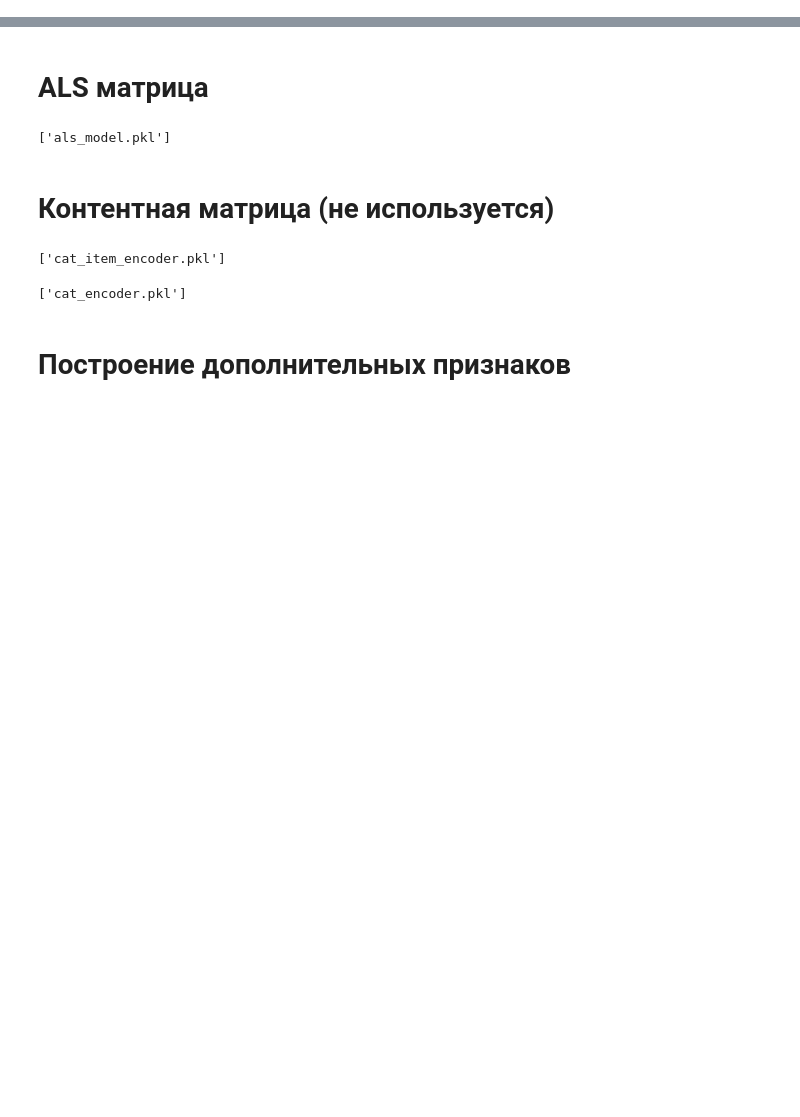
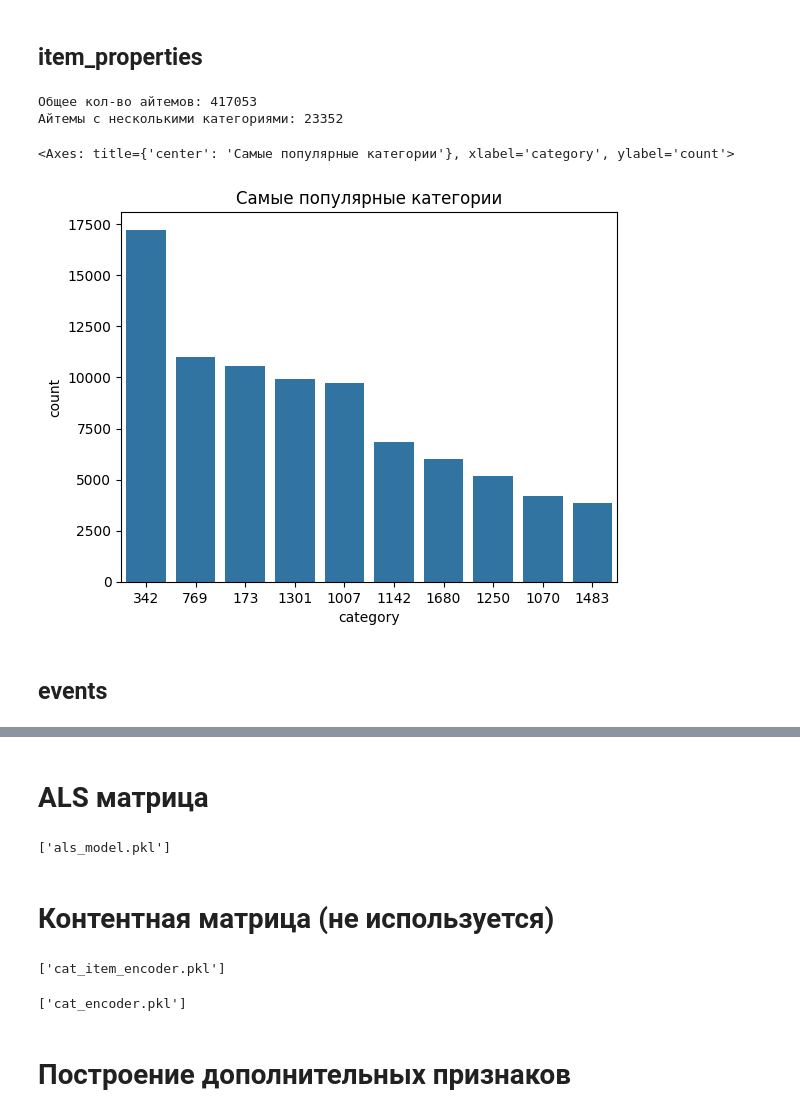
Before and after one commit to tim-gur/mle-final, a Jupyter notebook: model_exp.ipynb, the cells around one changed output, grey strips where cells are left out. Cells and saved outputs as stored; diff of their text form; code cells hidden in the pictures; blank space fills up the shorter version.

```diff
--- a/model_exp.ipynb
+++ b/model_exp.ipynb
@@ -0,0 +22,50 @@
+# %% [markdown]
+## item_properties
+# %%
+import pandas as pd
+pd.set_option('display.max_columns', None)
+pd.set_option('display.max_rows', None)
+
+# трансформация даты
+item_properties_part1 = pd.read_csv('item_properties_part1.csv')
+item_properties_part1['date'] = pd.to_datetime(item_properties_part1['timestamp'], unit='ms')
+item_properties_part2 = pd.read_csv('item_properties_part2.csv')
+item_properties_part2['date'] = pd.to_datetime(item_properties_part2['timestamp'], unit='ms')
+
+# объединения датафреймов
+item_properties = pd.concat([item_properties_part1, item_properties_part2]).drop(columns=['timestamp'])
+# %%
+# айтемы с несколькими категориями и общее кол-во айтемов
+
+df_cat = item_properties[item_properties['property'] == 'categoryid']
+df_cat = df_cat.groupby('itemid').count()
+df_cat = df_cat[df_cat['property'] > 1]
+
+all_items = item_properties['itemid'].nunique()
+
+print(f'Общее кол-во айтемов: {all_items}')
+print(f'Айтемы с несколькими категориями: {len(df_cat)}')
+# %% [output]
+Общее кол-во айтемов: 417053
+Айтемы с несколькими категориями: 23352
+# %%
+# самые популярные категории
+import seaborn as sns
+import matplotlib.pyplot as plt
+
+item_categories = item_properties[item_properties['property'] == 'categoryid'].sort_values('date').drop(columns=['property'])
+item_categories = item_categories.groupby('itemid')['value'].last().reset_index(name='category')
+genre_count = item_categories.value_counts('category').reset_index(name='count')[:10]
+
+fig1, ax = plt.subplots()
+ax.set_title('Самые популярные категории')
+sns.barplot(
+    data=genre_count,
+    x='category',
+    y='count'
+)
+# %% [output]
+<Axes: title={'center': 'Самые популярные категории'}, xlabel='category', ylabel='count'>
+[figure, added]
+# %% [markdown]
+## events
```
Also changed, not shown: parts of 17 cells of this notebook, 9 other files.
